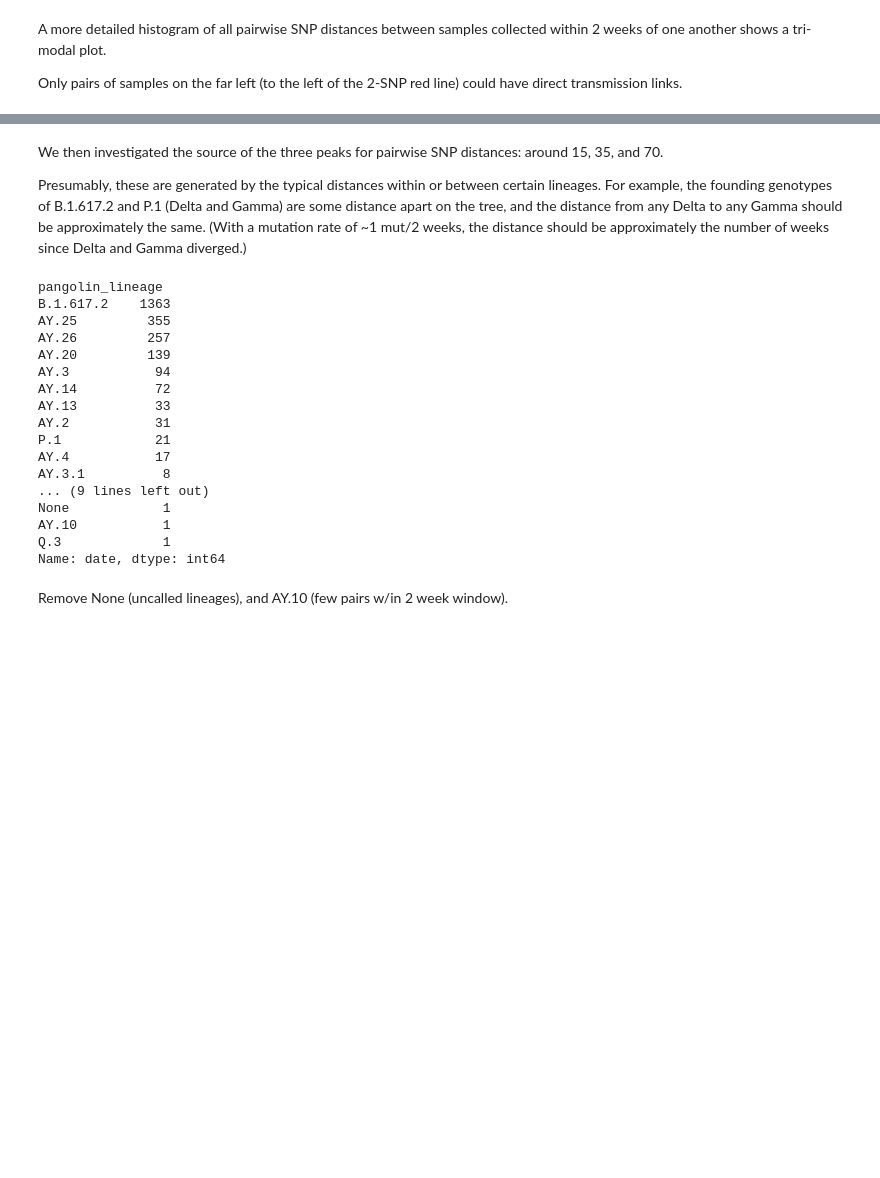
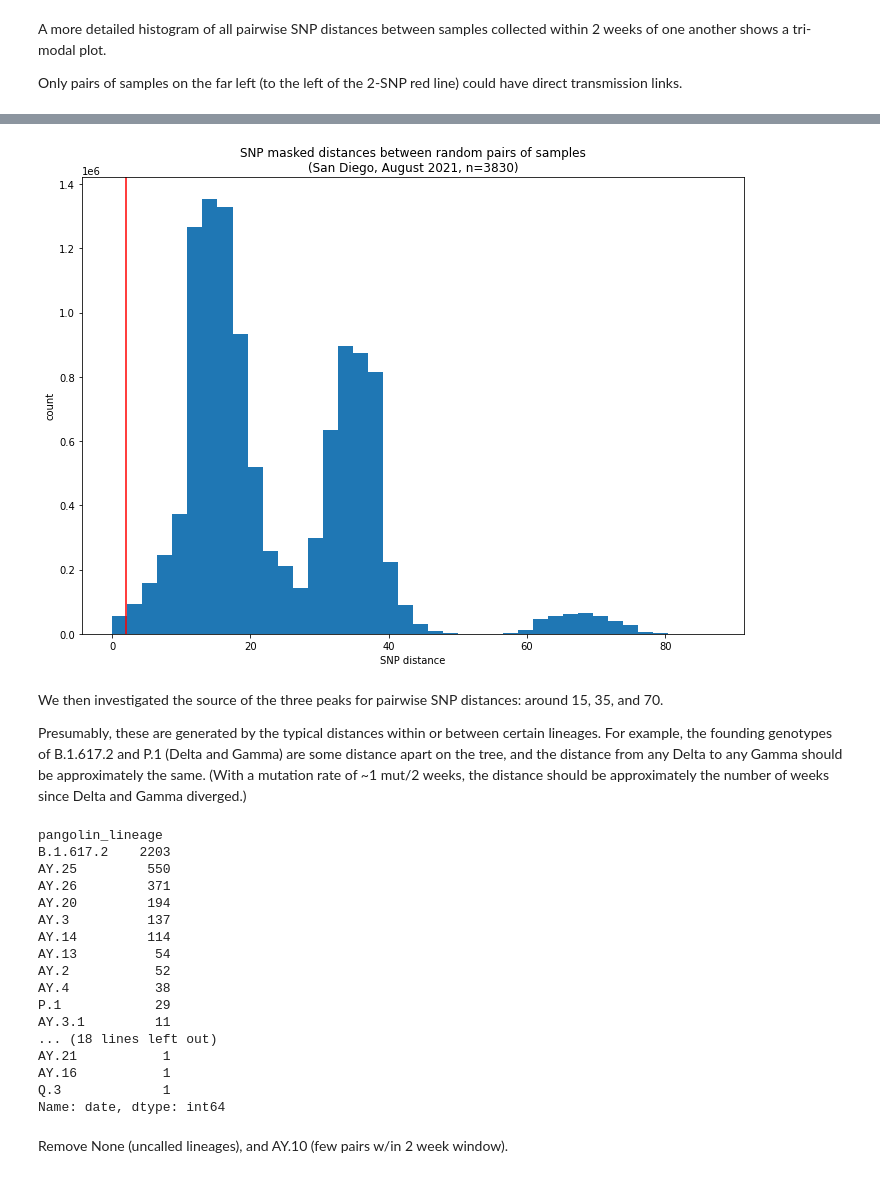
Before and after one commit to phc-health/transmission-rule-out, a Jupyter notebook: genomic-distances.ipynb, the cells around one changed output, grey strips where cells are left out. Saved outputs shown, nothing was run; the diff lists cells and outputs as text; code cells hidden in the pictures; blank space fills up the shorter version.

```diff
--- a/genomic-distances.ipynb
+++ b/genomic-distances.ipynb
@@ -33,14 +33,16 @@ One way to think about this: a given person A was infected by one person B. Just
 Analysis below:
 # %%
 # Inputs
-fasta_file = 'data/gisaid_auspice_input_hcov-19_2021_09_22_23/1632352915398.sequences.fasta'
-meta_file = 'data/gisaid_auspice_input_hcov-19_2021_09_22_23/1632352915398.metadata.tsv'
+fasta_file = 'data/1633204764832.sequences.fasta'
+meta_file = 'data/1633204764832.metadata.tsv'
 reference_file = 'data/ref.fasta'
 # %%
 # Intermediates
 working_dir = 'scratch/'
 aligned_file = working_dir + 'aligned.aln'
+aligned_masked_file = working_dir + 'aligned_masked.aln'
 dists_file = working_dir + 'snp-dists.tsv'
+dists_masked_file = working_dir + 'snp-dists_masked.tsv'
 # %% [markdown]
 Align whole genomes to reference.
 # %%
@@ -115,0 +156,4 @@ with open(dists_file, 'r') as infile:
+# %%
+masked_close_pairs, masked_far_pairs, masked_distances = compute_pairs(dists_masked_file)
+masked_close_pairs, masked_far_pairs
+np.round(100*masked_far_pairs/(masked_close_pairs + masked_far_pairs), 1)
@@ -140,3 +187,14 @@ plt.savefig('SNP-dist-san-diego.png')
+# %%
+plt.subplots(figsize=(10,7.5))
+plt.hist(masked_distances, bins = 40)
+plt.title("SNP masked distances between random pairs of samples\n(San Diego, August 2021, n=3830)")
+plt.xlabel('SNP distance')
+plt.ylabel('count')
+plt.axvline(2, color='red')
+plt.tight_layout()
+plt.savefig('SNP-dist-masked-san-diego.png')
+# %% [output]
+[figure, added]
 # %% [markdown]
 We then investigated the source of the three peaks for pairwise SNP distances: around 15, 35, and 70.
 
@@ -145,20 +203,20 @@ Presumably, these are generated by the typical distances within or between certa
 meta.groupby('pangolin_lineage')['date'].count().sort_values(ascending=False)
 # %% [output]
 pangolin_lineage
-B.1.617.2    1363
-AY.25         355
-AY.26         257
-AY.20         139
-AY.3           94
-AY.14          72
-AY.13          33
-AY.2           31
-P.1            21
-AY.4           17
-AY.3.1          8
-... (9 lines left out)
-None            1
-AY.10           1
+B.1.617.2    2203
+AY.25         550
+AY.26         371
+AY.20         194
+AY.3          137
+AY.14         114
+AY.13          54
+AY.2           52
+AY.4           38
+P.1            29
+AY.3.1         11
+... (18 lines left out)
+AY.21           1
+AY.16           1
 Q.3             1
 Name: date, dtype: int64
 # %%
```
Also changed, not shown: parts of 26 cells of this notebook.
